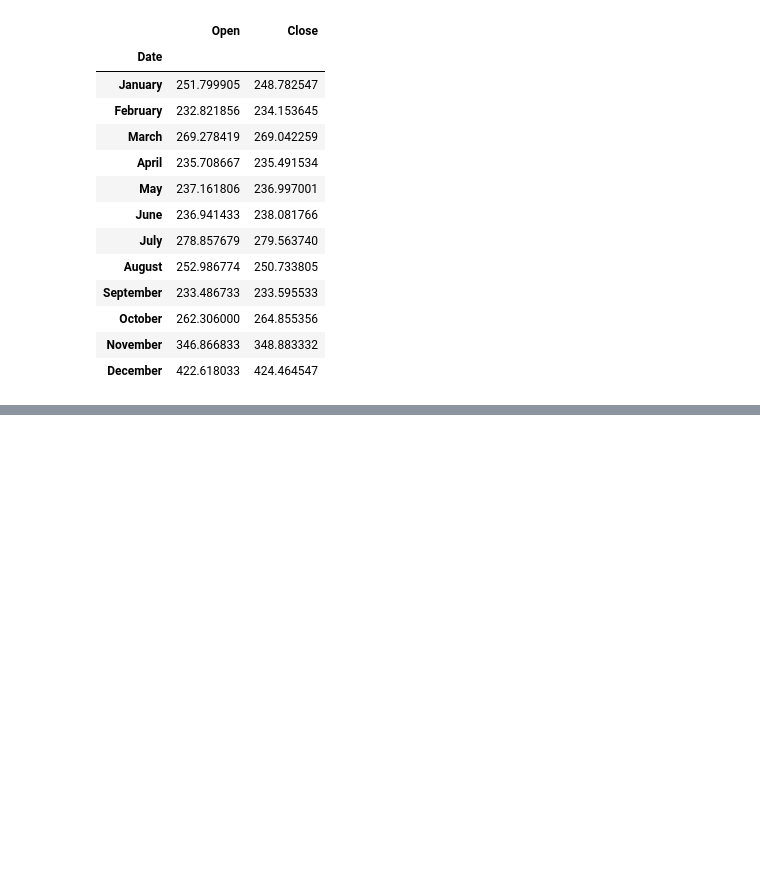
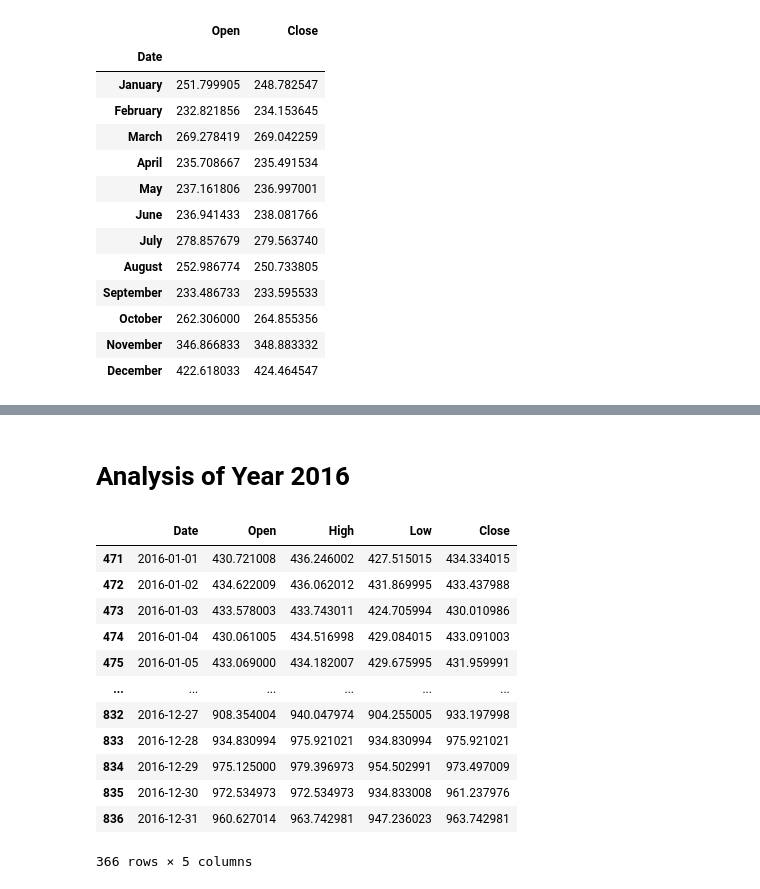
Before and after one commit to shahiatif/Data-Science-final-Year-Project, a Jupyter notebook: TimeSeriesModeling.ipynb, the cells around one changed output, grey strips where cells are left out. Drawn from its saved outputs; the diff is of its cells as text; code cells hidden in the pictures; blank space fills up the shorter version.

```diff
--- a/TimeSeriesModeling.ipynb
+++ b/TimeSeriesModeling.ipynb
@@ -263,0 +330,23 @@ monthvise
+# %% [markdown]
+# Analysis of Year 2016
+# %%
+maindf['Date'] = pd.to_datetime(maindf['Date'], format='%Y-%m-%d')
+
+y_2016 = maindf.loc[(maindf['Date'] >= '2016-01-01')
+                     & (maindf['Date'] < '2017-01-01')]
+
+y_2016.drop(y_2016[['Adj Close','Volume']],axis=1)
+# %% [output]
+|  | Date | Open | High | Low | Close |
+| 471 | 2016-01-01 | 430.721008 | 436.246002 | 427.515015 | 434.334015 |
+| 472 | 2016-01-02 | 434.622009 | 436.062012 | 431.869995 | 433.437988 |
+| 473 | 2016-01-03 | 433.578003 | 433.743011 | 424.705994 | 430.010986 |
+| 474 | 2016-01-04 | 430.061005 | 434.516998 | 429.084015 | 433.091003 |
+| 475 | 2016-01-05 | 433.069000 | 434.182007 | 429.675995 | 431.959991 |
+| ... | ... | ... | ... | ... | ... |
+| 832 | 2016-12-27 | 908.354004 | 940.047974 | 904.255005 | 933.197998 |
+| 833 | 2016-12-28 | 934.830994 | 975.921021 | 934.830994 | 975.921021 |
+| 834 | 2016-12-29 | 975.125000 | 979.396973 | 954.502991 | 973.497009 |
+| 835 | 2016-12-30 | 972.534973 | 972.534973 | 934.833008 | 961.237976 |
+| 836 | 2016-12-31 | 960.627014 | 963.742981 | 947.236023 | 963.742981 |
+366 rows × 5 columns
```
Also changed, not shown: parts of 15 cells of this notebook.
